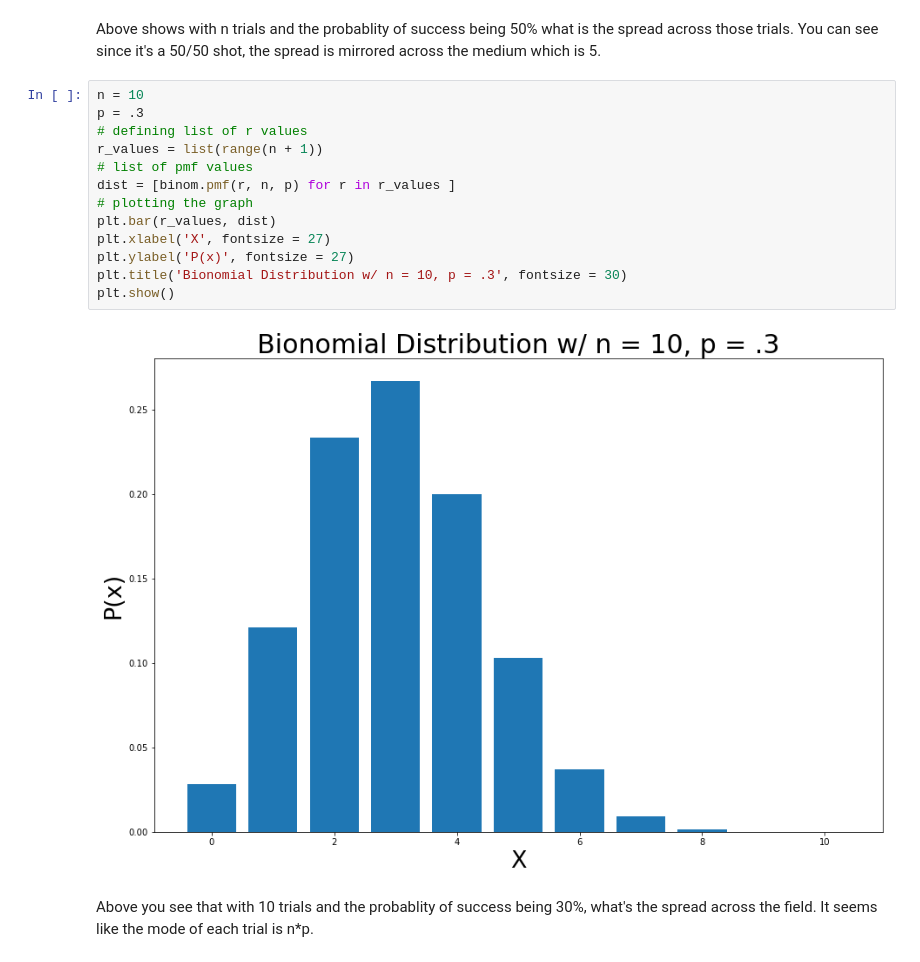
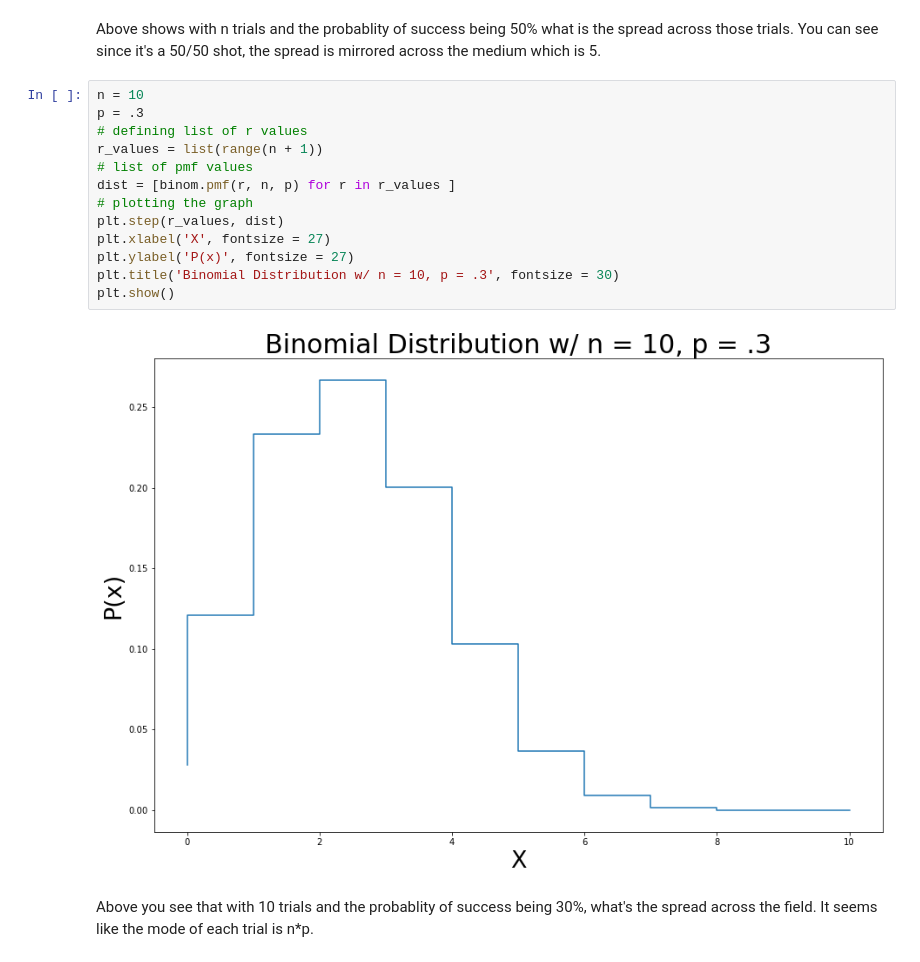
Before and after one commit to ardenchaing/Phys-434, a Jupyter notebook: Lab1.ipynb, the cells around one changed output. Cells and saved outputs as stored; diff of their text form.

```diff
--- a/Lab1.ipynb
+++ b/Lab1.ipynb
@@ -148,18 +182,18 @@ Above shows with n trials and the probablity of success being 50% what is the sp
 # %%
 n = 10
 p = .3
 # defining list of r values
 r_values = list(range(n + 1))
 # list of pmf values
 dist = [binom.pmf(r, n, p) for r in r_values ]
 # plotting the graph
-plt.bar(r_values, dist)
+plt.step(r_values, dist)
 plt.xlabel('X', fontsize = 27)
 plt.ylabel('P(x)', fontsize = 27)
-plt.title('Bionomial Distribution w/ n = 10, p = .3', fontsize = 30)
+plt.title('Binomial Distribution w/ n = 10, p = .3', fontsize = 30)
 plt.show()
 # %% [output]
-[figure, old version]
+[figure, new version]
 # %% [markdown]
 Above you see that with 10 trials and the probablity of success being 30%, what's the spread across the field. It seems like the mode of each trial is n*p.
 # %%
```
Also changed, not shown: parts of 62 cells of this notebook.
